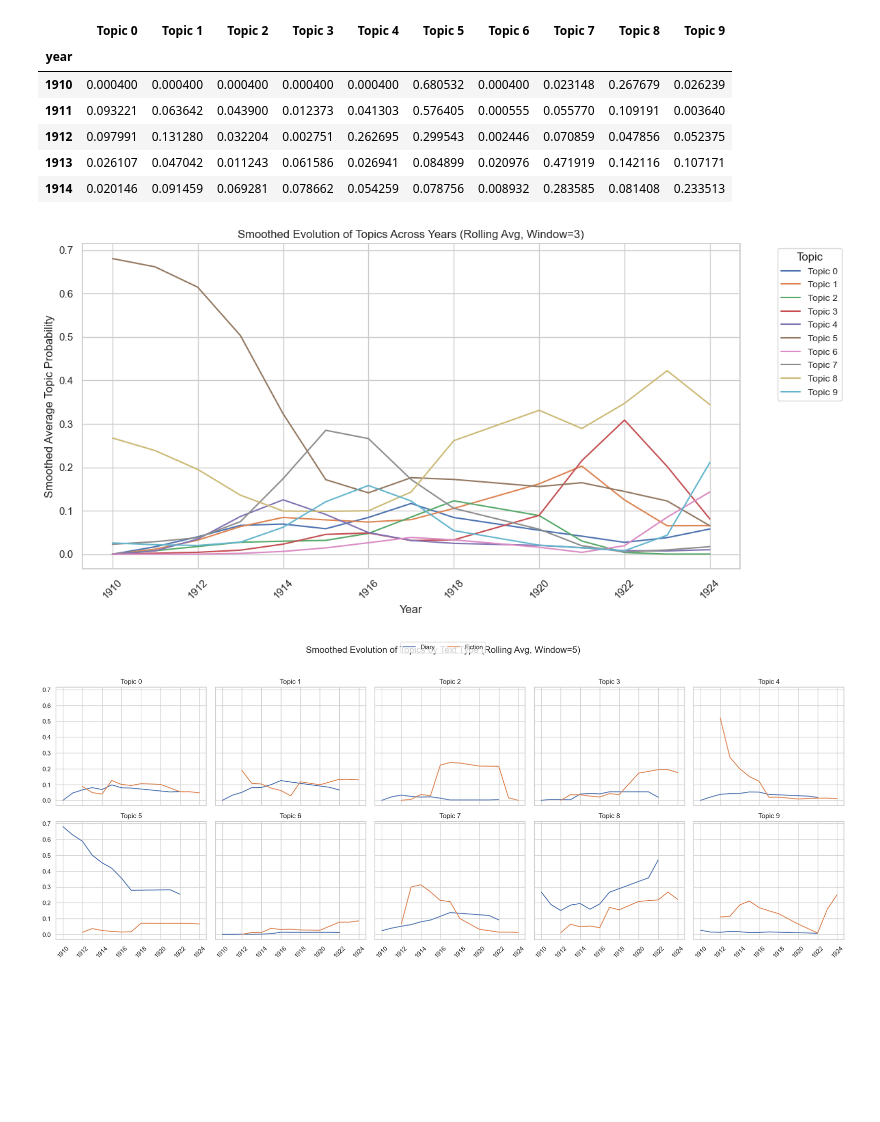
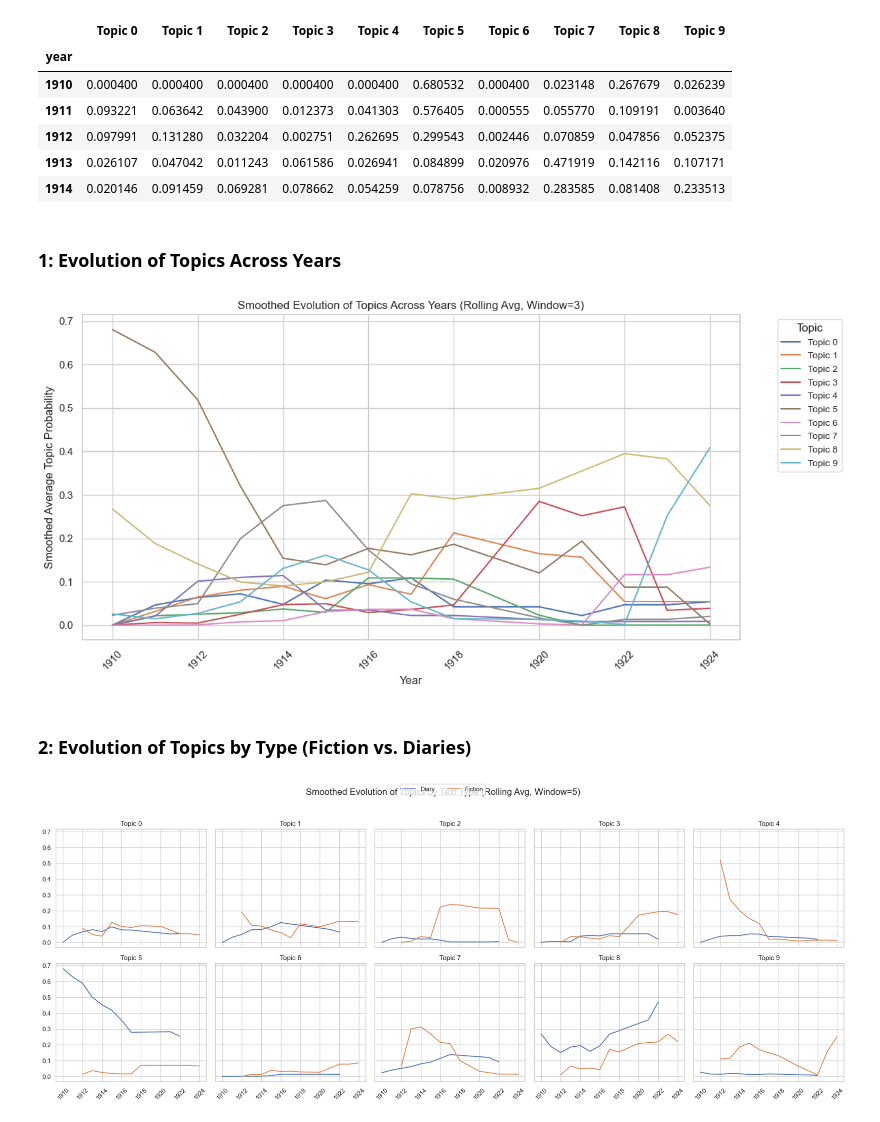
Before and after one commit to Arash-Alborz/Kafka_topic_modeling, a Jupyter notebook: 04_interpretations.ipynb, the cells around one changed output. Cells and saved outputs as stored; diff of their text form; code cells hidden in the pictures; blank space fills up the shorter version.

```diff
--- a/04_interpretations.ipynb
+++ b/04_interpretations.ipynb
@@ -42,41 +44,46 @@ topic_by_year.head()
 | 1912 | 0.097991 | 0.131280 | 0.032204 | 0.002751 | 0.262695 | 0.299543 | 0.002446 | 0.070859 | 0.047856 | 0.052375 |
 | 1913 | 0.026107 | 0.047042 | 0.011243 | 0.061586 | 0.026941 | 0.084899 | 0.020976 | 0.471919 | 0.142116 | 0.107171 |
 | 1914 | 0.020146 | 0.091459 | 0.069281 | 0.078662 | 0.054259 | 0.078756 | 0.008932 | 0.283585 | 0.081408 | 0.233513 |
+# %% [markdown]
+### 1: Evolution of Topics Across Years
 # %%
 import pandas as pd
 import matplotlib.pyplot as plt
 from config import CSV_DIR, METADATA_PATH, VISUALS_DIR
 
-# Load data
 metadata = pd.read_csv(METADATA_PATH, sep=";")
 doc_topics = pd.read_csv(CSV_DIR / "document_topic_distributions.csv", index_col=0)
 
-# Merge metadata with topic distributions
 merged = metadata.merge(doc_topics, left_on="filename", right_index=True)
 
-# Group by year and compute average topic weights
 topic_by_year = merged.groupby("year")[doc_topics.columns].mean()
 
-# Apply rolling average with window size 3
-# Apply Gaussian-weighted rolling average
+# rolling average --> can change window size (3 is best)
+topic_by_year_smooth = topic_by_year.rolling(window=3, min_periods=1).mean()
+'''
+# can also apply gaussian rolling average like here (a bit smoother):
+
 topic_by_year_smooth = topic_by_year.rolling(window=5, win_type='gaussian', min_periods=1).mean(std=1.0)
-#topic_by_year_smooth = topic_by_year.rolling(window=3, min_periods=1).mean()
+
+'''
 
 # Plot
 plt.figure(figsize=(12, 6))
 for column in topic_by_year_smooth.columns:
     plt.plot(topic_by_year_smooth.index, topic_by_year_smooth[column], label=column)
 
 plt.title("Smoothed Evolution of Topics Across Years (Rolling Avg, Window=3)")
 plt.xlabel("Year")
 plt.ylabel("Smoothed Average Topic Probability")
 plt.xticks(rotation=45)
 plt.legend(title="Topic", bbox_to_anchor=(1.05, 1), loc='upper left', fontsize='small')
 plt.tight_layout()
 plt.savefig(VISUALS_DIR / "topic_evolution_smoothed.png")
 plt.show()
 # %% [output]
-[figure, old version]
+[figure, new version]
+# %% [markdown]
+### 2: Evolution of Topics by Type (Fiction vs. Diaries)
 # %%
 import pandas as pd
 import matplotlib.pyplot as plt
```
Also changed, not shown: parts of 4 cells of this notebook, 7 other files.
